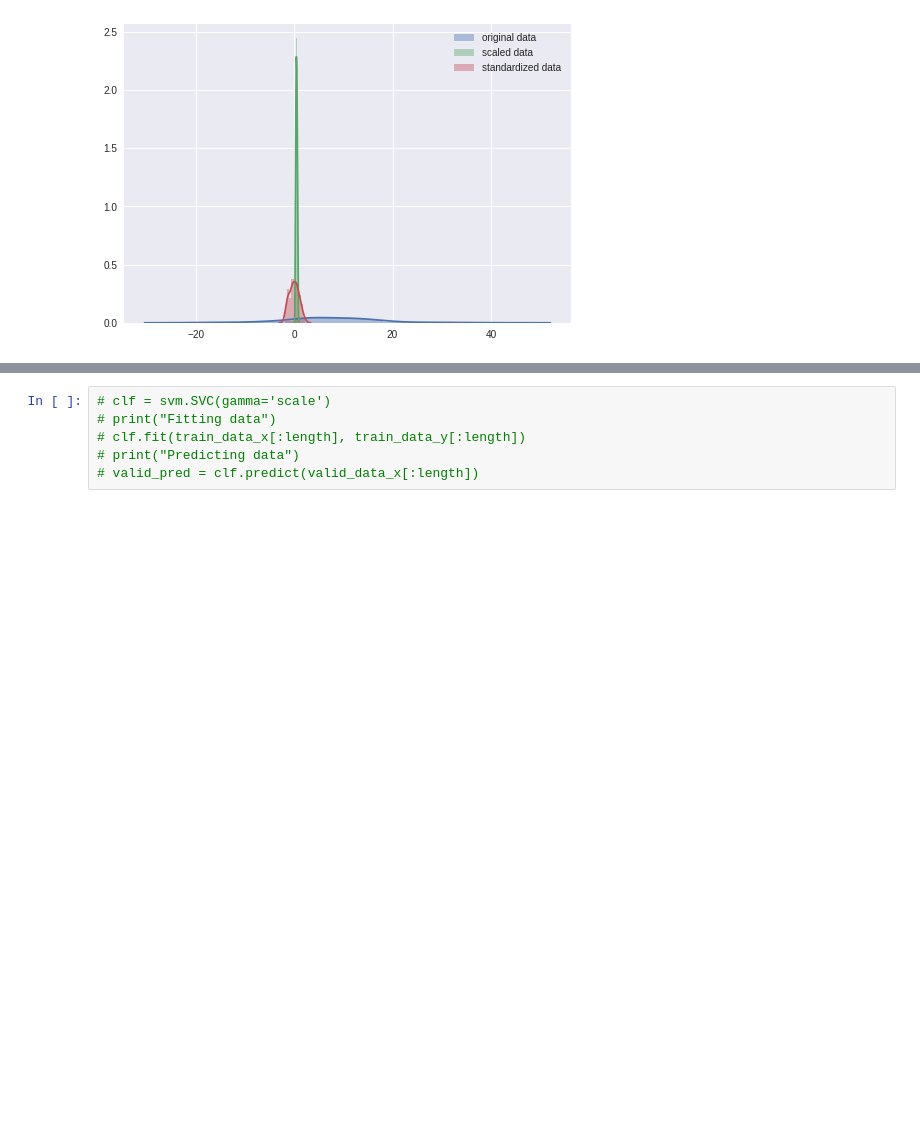
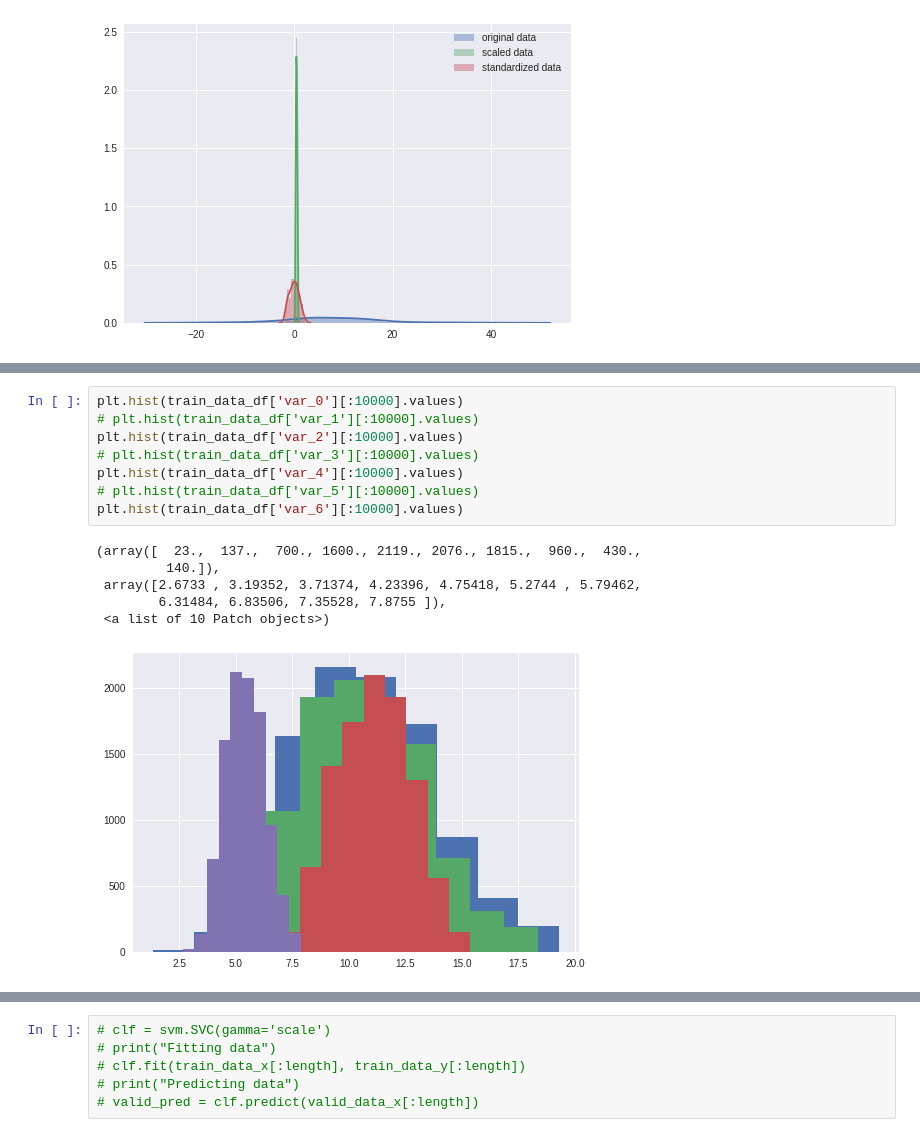
Before and after one commit to AstroBoy1/santander, a Jupyter notebook: xgboost_santander.ipynb, the cells around one changed output, grey strips where cells are left out. Cells and saved outputs as stored; diff of their text form; blank space fills up the shorter version.

```diff
--- a/xgboost_santander.ipynb
+++ b/xgboost_santander.ipynb
@@ -131,0 +173,15 @@ The 'normed' kwarg was deprecated in Matplotlib 2.1 and will be removed in 3.1.
+# %%
+plt.hist(train_data_df['var_0'][:10000].values)
+# plt.hist(train_data_df['var_1'][:10000].values)
+plt.hist(train_data_df['var_2'][:10000].values)
+# plt.hist(train_data_df['var_3'][:10000].values)
+plt.hist(train_data_df['var_4'][:10000].values)
+# plt.hist(train_data_df['var_5'][:10000].values)
+plt.hist(train_data_df['var_6'][:10000].values)
+# %% [output]
+(array([  23.,  137.,  700., 1600., 2119., 2076., 1815.,  960.,  430.,
+         140.]),
+ array([2.6733 , 3.19352, 3.71374, 4.23396, 4.75418, 5.2744 , 5.79462,
+        6.31484, 6.83506, 7.35528, 7.8755 ]),
+ <a list of 10 Patch objects>)
+[figure, added]
```
Also changed, not shown: parts of 29 cells of this notebook.
